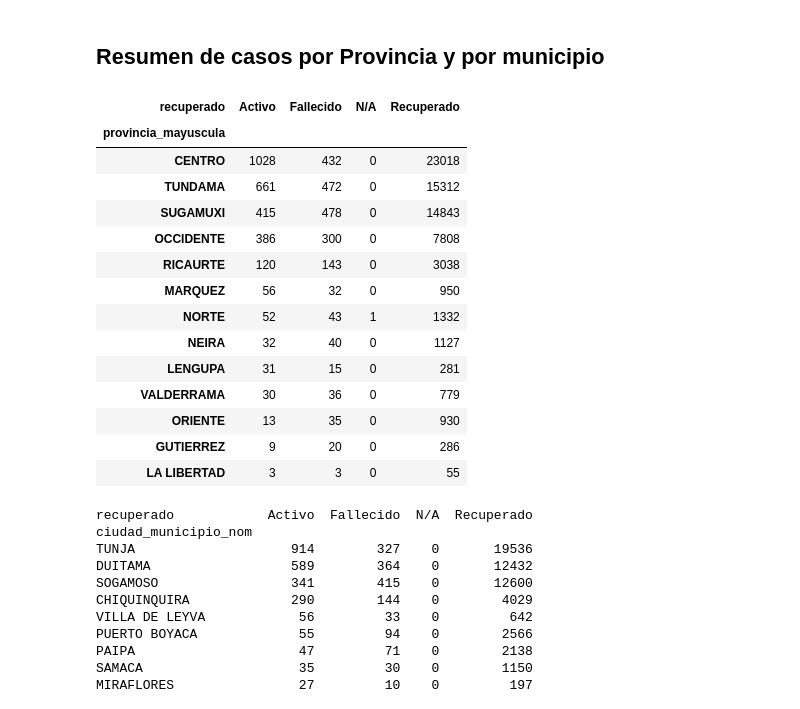
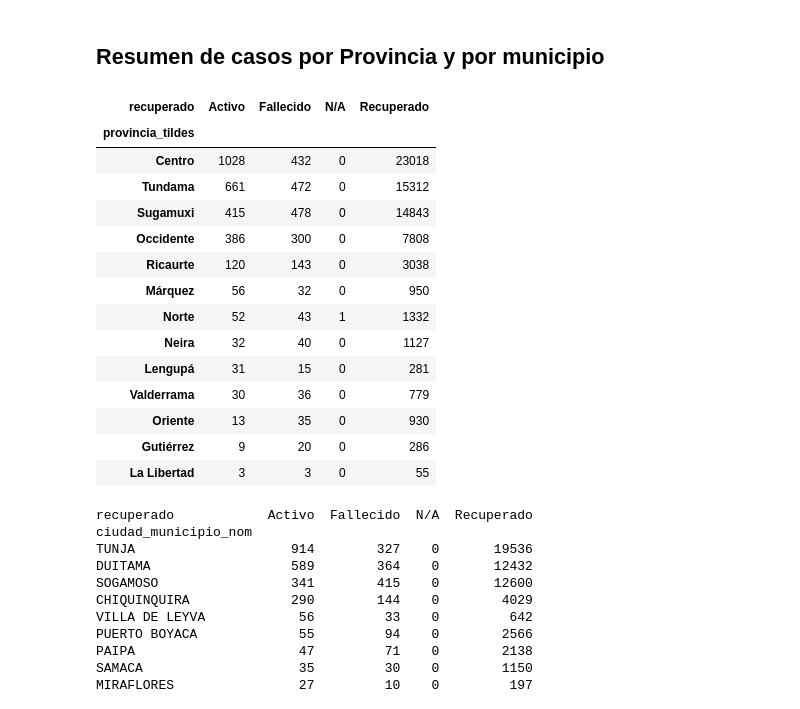
Before and after one commit to JC-AlfonsoR/covid_data_col, a Jupyter notebook: graphics.ipynb, the cells around one changed output. Drawn from its saved outputs; the diff is of its cells as text; code cells hidden in the pictures.

```diff
--- a/graphics.ipynb
+++ b/graphics.ipynb
@@ -177,7 +181,7 @@ else:
 
 # Add Provincias names
 df = df.merge(nombres_provincias, on="ciudad_municipio_nom", how='left')
-df = df.drop(columns=["municipio_tildes","provincia_tildes"])
+#df = df.drop(columns=["municipio_tildes","provincia_tildes"])
 print("\n")
 print(df.info())
 
@@ -211,29 +209,29 @@ df[df["recuperado"]=="N/A"]
 # %% [markdown]
 ## Resumen de casos por Provincia y por municipio
 # %%
-resumen_p = df.pivot_table(index="provincia_mayuscula", columns="recuperado", values="id_de_caso", aggfunc=np.count_nonzero).fillna(0)
-resumen_p = resumen.sort_values("Activo", ascending=False)
+resumen_p = df.pivot_table(index="provincia_tildes", columns="recuperado", values="id_de_caso", aggfunc=np.count_nonzero).fillna(0)
+resumen_p = resumen_p.sort_values("Activo", ascending=False)
 #resumen["T"] = resumen.sum(axis=1) # Compute total observations to compare with number of "ID de caso"
 resumen_p.astype(int).head(20)
 
 # count "ID de caso" to compare with same calculation from the "Recuperado Column"
 #df.groupby("Nombre municipio")["ID de caso"].agg(np.count_nonzero).sort_values(ascending=False)
 # %% [output]
 | recuperado | Activo | Fallecido | N/A | Recuperado |
-| provincia_mayuscula |  |  |  |  |
-| CENTRO | 1028 | 432 | 0 | 23018 |
-| TUNDAMA | 661 | 472 | 0 | 15312 |
-| SUGAMUXI | 415 | 478 | 0 | 14843 |
-| OCCIDENTE | 386 | 300 | 0 | 7808 |
-| RICAURTE | 120 | 143 | 0 | 3038 |
-| MARQUEZ | 56 | 32 | 0 | 950 |
-| NORTE | 52 | 43 | 1 | 1332 |
-| NEIRA | 32 | 40 | 0 | 1127 |
-| LENGUPA | 31 | 15 | 0 | 281 |
-| VALDERRAMA | 30 | 36 | 0 | 779 |
-| ORIENTE | 13 | 35 | 0 | 930 |
-| GUTIERREZ | 9 | 20 | 0 | 286 |
-| LA LIBERTAD | 3 | 3 | 0 | 55 |
+| provincia_tildes |  |  |  |  |
+| Centro | 1028 | 432 | 0 | 23018 |
+| Tundama | 661 | 472 | 0 | 15312 |
+| Sugamuxi | 415 | 478 | 0 | 14843 |
+| Occidente | 386 | 300 | 0 | 7808 |
+| Ricaurte | 120 | 143 | 0 | 3038 |
+| Márquez | 56 | 32 | 0 | 950 |
+| Norte | 52 | 43 | 1 | 1332 |
+| Neira | 32 | 40 | 0 | 1127 |
+| Lengupá | 31 | 15 | 0 | 281 |
+| Valderrama | 30 | 36 | 0 | 779 |
+| Oriente | 13 | 35 | 0 | 930 |
+| Gutiérrez | 9 | 20 | 0 | 286 |
+| La Libertad | 3 | 3 | 0 | 55 |
 # %%
 resumen_m = df.pivot_table(index="ciudad_municipio_nom", columns="recuperado", values="id_de_caso", aggfunc=np.count_nonzero).fillna(0)
 resumen_m = resumen_m.sort_values("Activo", ascending=False)
```
Also changed, not shown: parts of 17 cells of this notebook.
